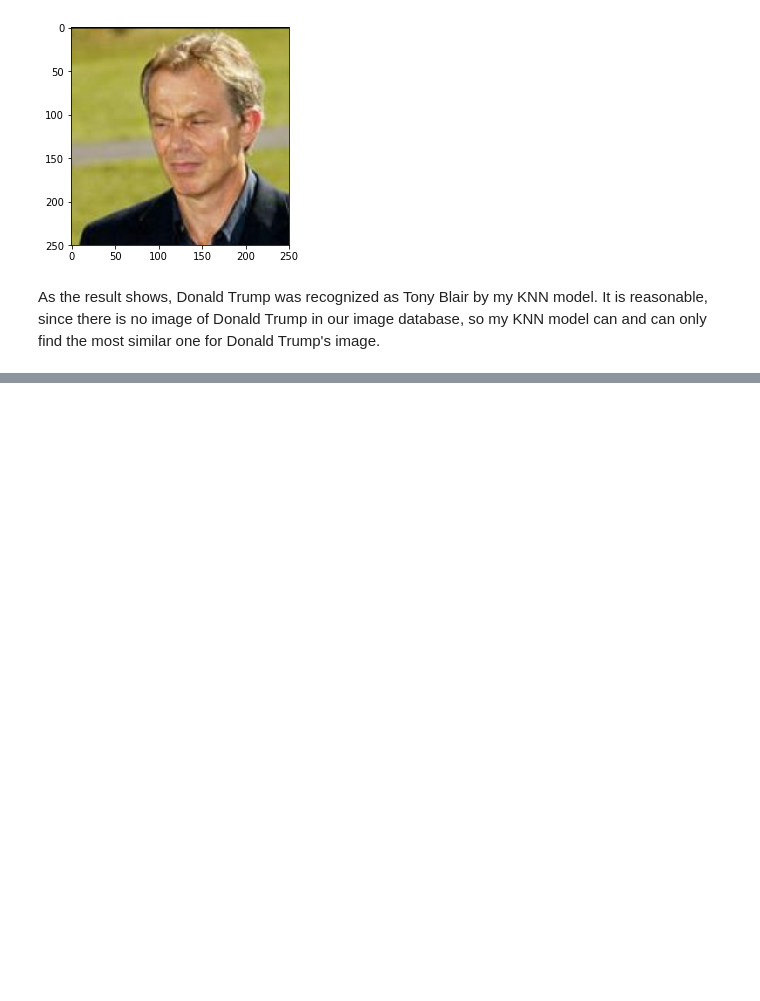
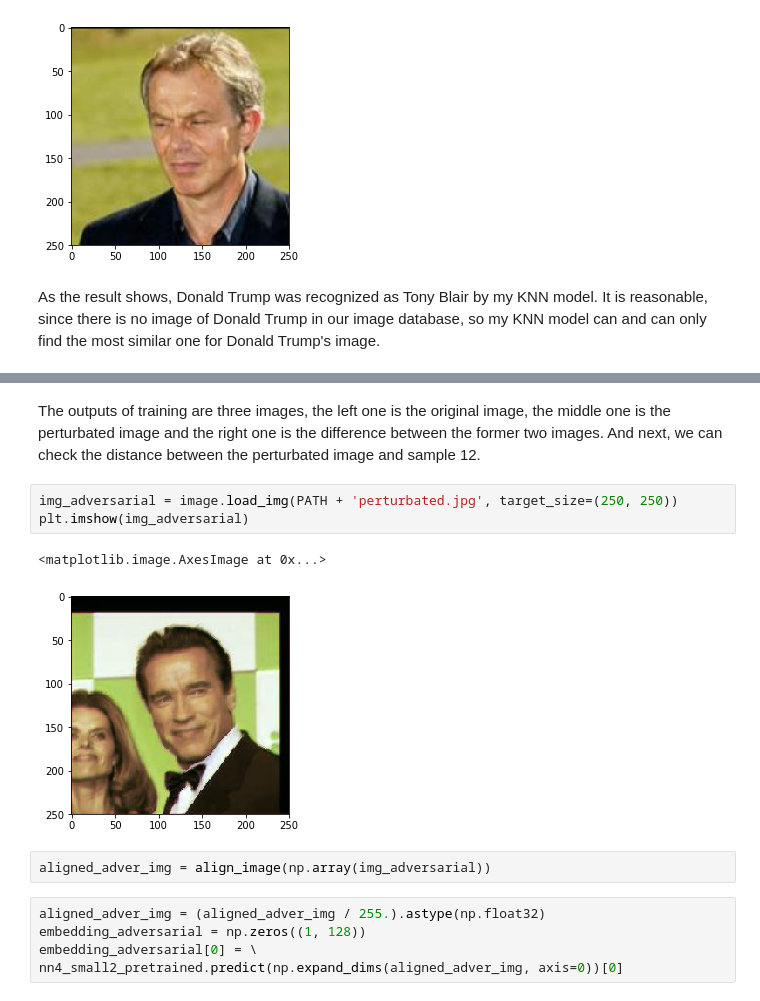
Before and after one commit to Cedric-Liu/Final-Project-DATA2040, a Jupyter notebook: CNN-proj1/Project-FaceNet.ipynb, the cells around one changed output, grey strips where cells are left out. Cells and saved outputs as stored; diff of their text form; blank space fills up the shorter version.

Commit message:
add adverisal part

```diff
--- a/CNN-proj1/Project-FaceNet.ipynb
+++ b/CNN-proj1/Project-FaceNet.ipynb
@@ -509,0 +593,15 @@ As the result shows, Donald Trump was recognized as Tony Blair by my KNN model.
+# %% [markdown]
+The outputs of training are three images, the left one is the original image, the middle one is the perturbated image and the right one is the difference between the former two images. And next, we can check the distance between the perturbated image and sample 12.
+# %%
+img_adversarial = image.load_img(PATH + 'perturbated.jpg', target_size=(250, 250))
+plt.imshow(img_adversarial)
+# %% [output]
+<matplotlib.image.AxesImage at 0x...>
+[figure, added]
+# %%
+aligned_adver_img = align_image(np.array(img_adversarial))
+# %%
+aligned_adver_img = (aligned_adver_img / 255.).astype(np.float32)
+embedding_adversarial = np.zeros((1, 128))
+embedding_adversarial[0] = \
+nn4_small2_pretrained.predict(np.expand_dims(aligned_adver_img, axis=0))[0]
```
Also changed, not shown: parts of 13 cells of this notebook, 2 other files.
